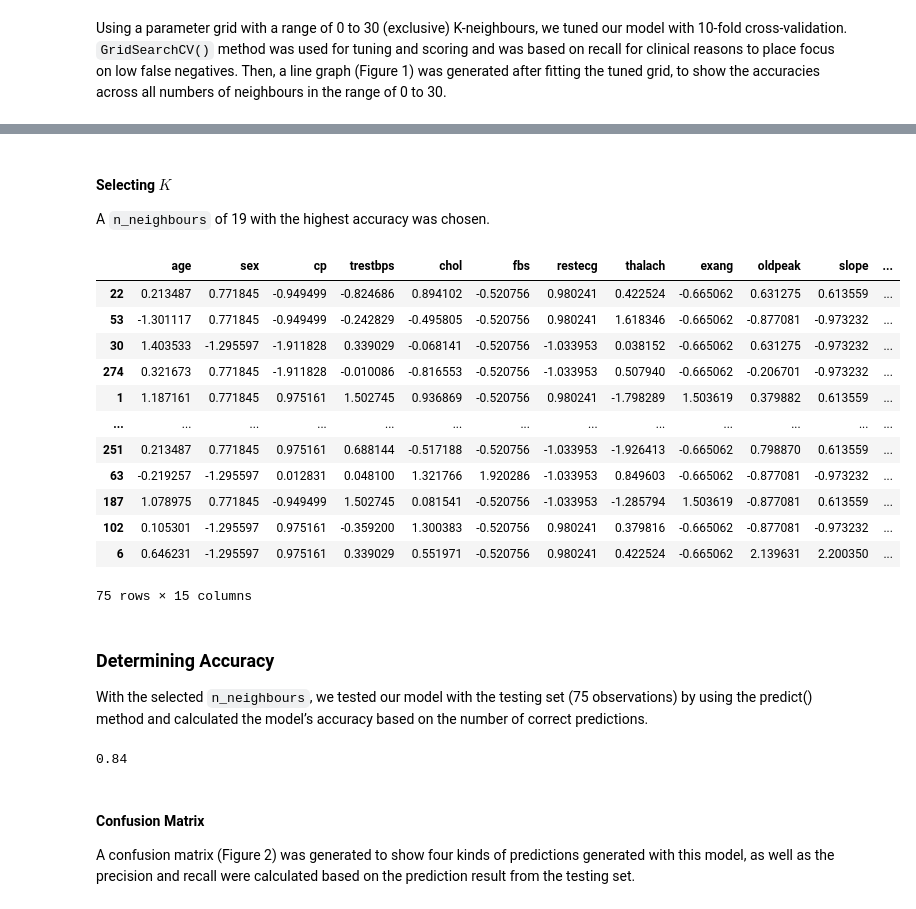
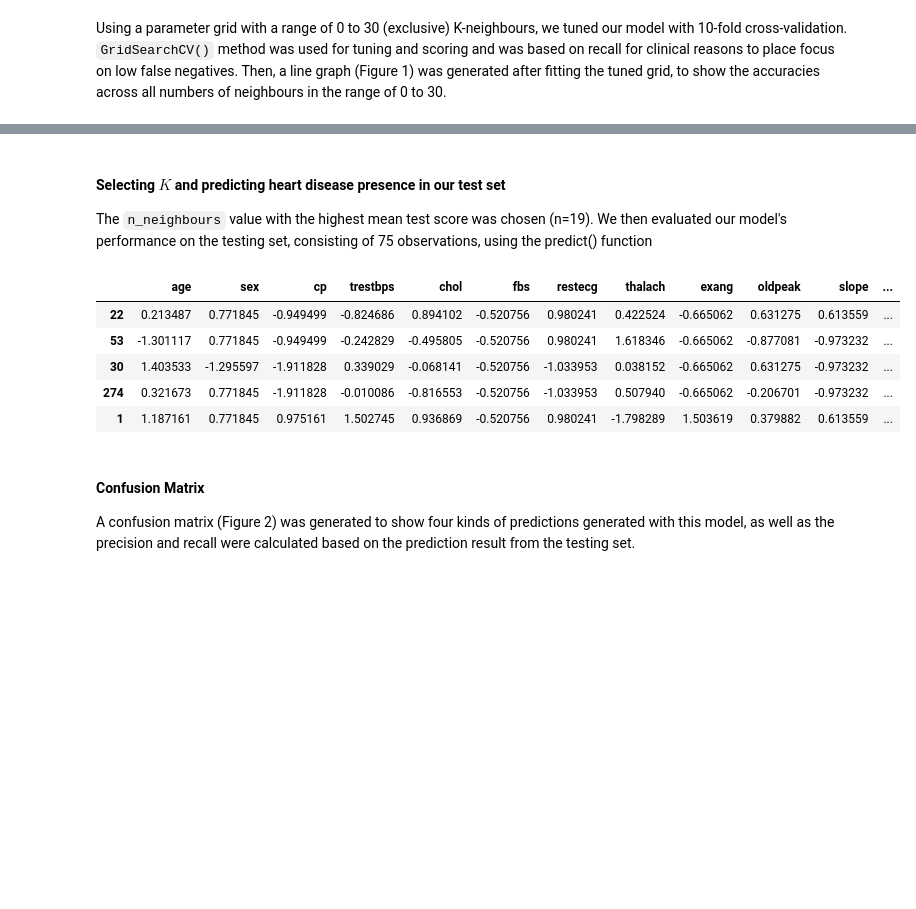
Before and after one commit to CCWebb14/DSCI100_Group_Project, a Jupyter notebook: final_project_file_0-2.ipynb, the cells around one changed output, grey strips where cells are left out. Drawn from its saved outputs; the diff is of its cells as text; code cells hidden in the pictures; blank space fills up the shorter version.

```diff
--- a/final_project_file_0-2.ipynb
+++ b/final_project_file_0-2.ipynb
@@ -255,42 +209,23 @@ accuracy_versus_k_grid
 # %% [output]
 [interactive output not drawn]
 # %% [markdown]
-#### Selecting $K$
-A `n_neighbours` of 19 with the highest accuracy was chosen.
+#### Selecting $K$ and predicting heart disease presence in our test set
+The `n_neighbours` value with the highest mean test score was chosen (n=19). We then evaluated our model's performance on the testing set, consisting of 75 observations, using the predict() function
 # %%
 knn_spec = KNeighborsClassifier(n_neighbors=19)
 cleveland_fit = make_pipeline(cleveland_preprocessor, knn_spec).fit(X_train, y_train)
 # %%
 cleveland_test_predictions = cleveland_test_scaled.assign(
     predicted = cleveland_fit.predict(cleveland_test_scaled)
 )
-cleveland_test_predictions
+cleveland_test_predictions.head(5)
 # %% [output]
 |  | age | sex | cp | trestbps | chol | fbs | restecg | thalach | exang | oldpeak | slope | ... |
 | 22 | 0.213487 | 0.771845 | -0.949499 | -0.824686 | 0.894102 | -0.520756 | 0.980241 | 0.422524 | -0.665062 | 0.631275 | 0.613559 | ... |
 | 53 | -1.301117 | 0.771845 | -0.949499 | -0.242829 | -0.495805 | -0.520756 | 0.980241 | 1.618346 | -0.665062 | -0.877081 | -0.973232 | ... |
 | 30 | 1.403533 | -1.295597 | -1.911828 | 0.339029 | -0.068141 | -0.520756 | -1.033953 | 0.038152 | -0.665062 | 0.631275 | -0.973232 | ... |
 | 274 | 0.321673 | 0.771845 | -1.911828 | -0.010086 | -0.816553 | -0.520756 | -1.033953 | 0.507940 | -0.665062 | -0.206701 | -0.973232 | ... |
 | 1 | 1.187161 | 0.771845 | 0.975161 | 1.502745 | 0.936869 | -0.520756 | 0.980241 | -1.798289 | 1.503619 | 0.379882 | 0.613559 | ... |
-| ... | ... | ... | ... | ... | ... | ... | ... | ... | ... | ... | ... | ... |
-| 251 | 0.213487 | 0.771845 | 0.975161 | 0.688144 | -0.517188 | -0.520756 | -1.033953 | -1.926413 | -0.665062 | 0.798870 | 0.613559 | ... |
-| 63 | -0.219257 | -1.295597 | 0.012831 | 0.048100 | 1.321766 | 1.920286 | -1.033953 | 0.849603 | -0.665062 | -0.877081 | -0.973232 | ... |
-| 187 | 1.078975 | 0.771845 | -0.949499 | 1.502745 | 0.081541 | -0.520756 | -1.033953 | -1.285794 | 1.503619 | -0.877081 | 0.613559 | ... |
-| 102 | 0.105301 | -1.295597 | 0.975161 | -0.359200 | 1.300383 | -0.520756 | 0.980241 | 0.379816 | -0.665062 | -0.877081 | -0.973232 | ... |
-| 6 | 0.646231 | -1.295597 | 0.975161 | 0.339029 | 0.551971 | -0.520756 | 0.980241 | 0.422524 | -0.665062 | 2.139631 | 2.200350 | ... |
-75 rows × 15 columns
-# %% [markdown]
-### Determining Accuracy
-
-With the selected `n_neighbours`, we tested our model with the testing set (75 observations) by using the predict() method and calculated the model’s accuracy based on the number of correct predictions.
-# %%
-X_test = cleveland_test_scaled.drop(columns = {'heart_disease_presence'})
-y_test = cleveland_test_scaled['heart_disease_presence']
-
-cleveland_prediction_accuracy = cleveland_fit.score(X_test, y_test)
-cleveland_prediction_accuracy
-# %% [output]
-0.84
 # %% [markdown]
 #### Confusion Matrix
 
```
Also changed, not shown: parts of 14 cells of this notebook.
